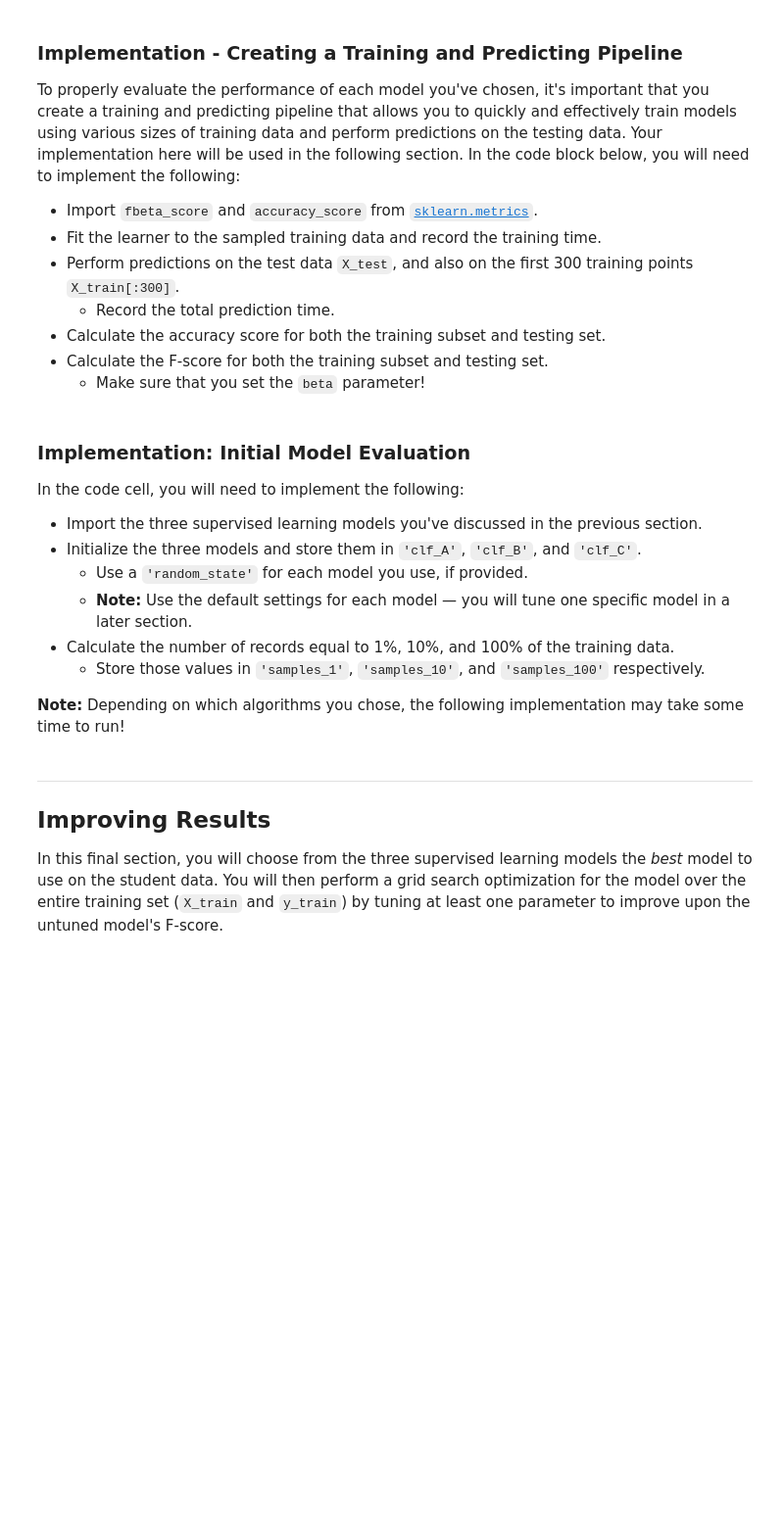
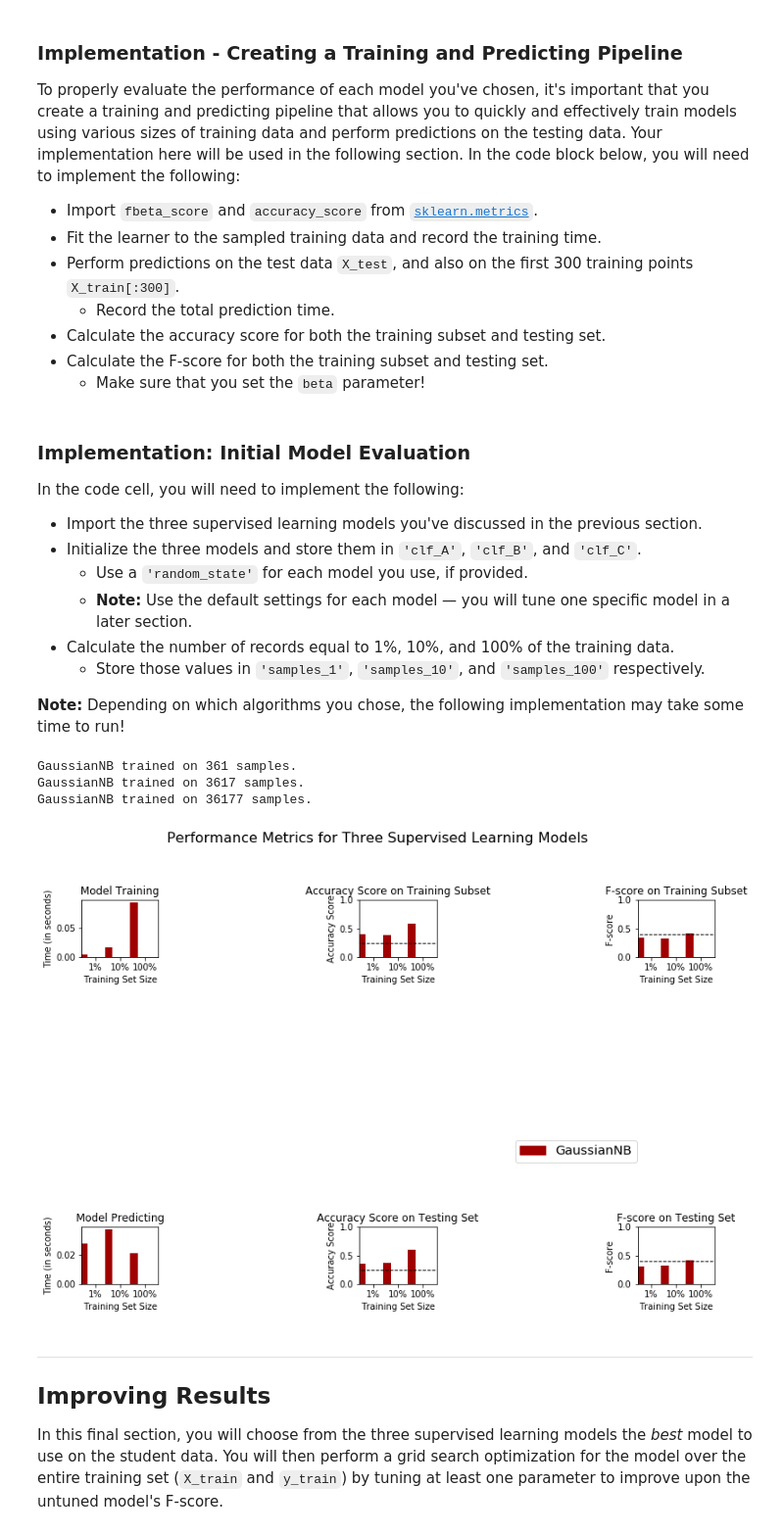
Before and after one commit to dylan-shao/ML-DS-Udacity_Data_Scientist_Nanodegree, a Jupyter notebook: Projects/Finding Donors for CharityML/src/finding_donors.ipynb, the cells around one changed output. Shown: that part at 98% size. Saved outputs shown, nothing was run; the diff lists cells and outputs as text; code cells hidden in the pictures; blank space fills up the shorter version.

Commit message:
train and test GaussianNB

```diff
--- a/Projects/Finding Donors for CharityML/src/finding_donors.ipynb
+++ b/Projects/Finding Donors for CharityML/src/finding_donors.ipynb
@@ -347,6 +357,7 @@ In the code block below, you will need to implement the following:
    - Make sure that you set the `beta` parameter!
 # %%
 # TODO: Import two metrics from sklearn - fbeta_score and accuracy_score
+from sklearn.metrics import fbeta_score, accuracy_score
 
 def train_predict(learner, sample_size, X_train, y_train, X_test, y_test):
     '''
@@ -363,33 +374,33 @@ def train_predict(learner, sample_size, X_train, y_train, X_test, y_test):
 
     # TODO: Fit the learner to the training data using slicing with 'sample_size' using .fit(training_features[:], training_labels[:])
     start = time() # Get start time
-    learner = None
+    learner = learner.fit(X_train[:sample_size], y_train[:sample_size])
     end = time() # Get end time
 
     # TODO: Calculate the training time
-    results['train_time'] = None
+    results['train_time'] = end - start
 
     # TODO: Get the predictions on the test set(X_test),
     #       then get predictions on the first 300 training samples(X_train) using .predict()
     start = time() # Get start time
-    predictions_test = None
-    predictions_train = None
+    predictions_test = learner.predict(X_test)
+    predictions_train = learner.predict(X_train[:300])
     end = time() # Get end time
 
     # TODO: Calculate the total prediction time
-    results['pred_time'] = None
+    results['pred_time'] = end - start
 
     # TODO: Compute accuracy on the first 300 training samples which is y_train[:300]
-    results['acc_train'] = None
+    results['acc_train'] = accuracy_score(predictions_train, y_train[:300])
 
     # TODO: Compute accuracy on test set using accuracy_score()
-    results['acc_test'] = None
+    results['acc_test'] = accuracy_score(predictions_test, y_test)
 
     # TODO: Compute F-score on the the first 300 training samples using fbeta_score()
-    results['f_train'] = None
+    results['f_train'] = fbeta_score(y_train[:300], predictions_train, beta=0.5)
 
     # TODO: Compute F-score on the test set which is y_test
-    results['f_test'] = None
+    results['f_test'] = fbeta_score(y_test, predictions_test, beta=0.5)
 
     # Success
     print("{} trained on {} samples.".format(learner.__class__.__name__, sample_size))
@@ -409,31 +420,37 @@ In the code cell, you will need to implement the following:
 **Note:** Depending on which algorithms you chose, the following implementation may take some time to run!
 # %%
 # TODO: Import the three supervised learning models from sklearn
+from sklearn.naive_bayes import GaussianNB
 
 # TODO: Initialize the three models
-clf_A = None
+clf_A = GaussianNB()
 clf_B = None
 clf_C = None
 
 # TODO: Calculate the number of samples for 1%, 10%, and 100% of the training data
 # HINT: samples_100 is the entire training set i.e. len(y_train)
 # HINT: samples_10 is 10% of samples_100 (ensure to set the count of the values to be `int` and not `float`)
 # HINT: samples_1 is 1% of samples_100 (ensure to set the count of the values to be `int` and not `float`)
-samples_100 = None
-samples_10 = None
-samples_1 = None
+samples_100 = len(y_train)
+samples_10 = len(y_train) // 10
+samples_1 = len(y_train) // 100
 
 # Collect results on the learners
 results = {}
-for clf in [clf_A, clf_B, clf_C]:
+for clf in [clf_A]:
     clf_name = clf.__class__.__name__
     results[clf_name] = {}
     for i, samples in enumerate([samples_1, samples_10, samples_100]):
         results[clf_name][i] = \
         train_predict(clf, samples, X_train, y_train, X_test, y_test)
 
 # Run metrics visualization for the three supervised learning models chosen
 vs.evaluate(results, accuracy, fscore)
+# %% [output]
+GaussianNB trained on 361 samples.
+GaussianNB trained on 3617 samples.
+GaussianNB trained on 36177 samples.
+[figure, added]
 # %% [markdown]
 ----
 ## Improving Results
```
Also changed, not shown: parts of 5 cells of this notebook, 5 other files.
